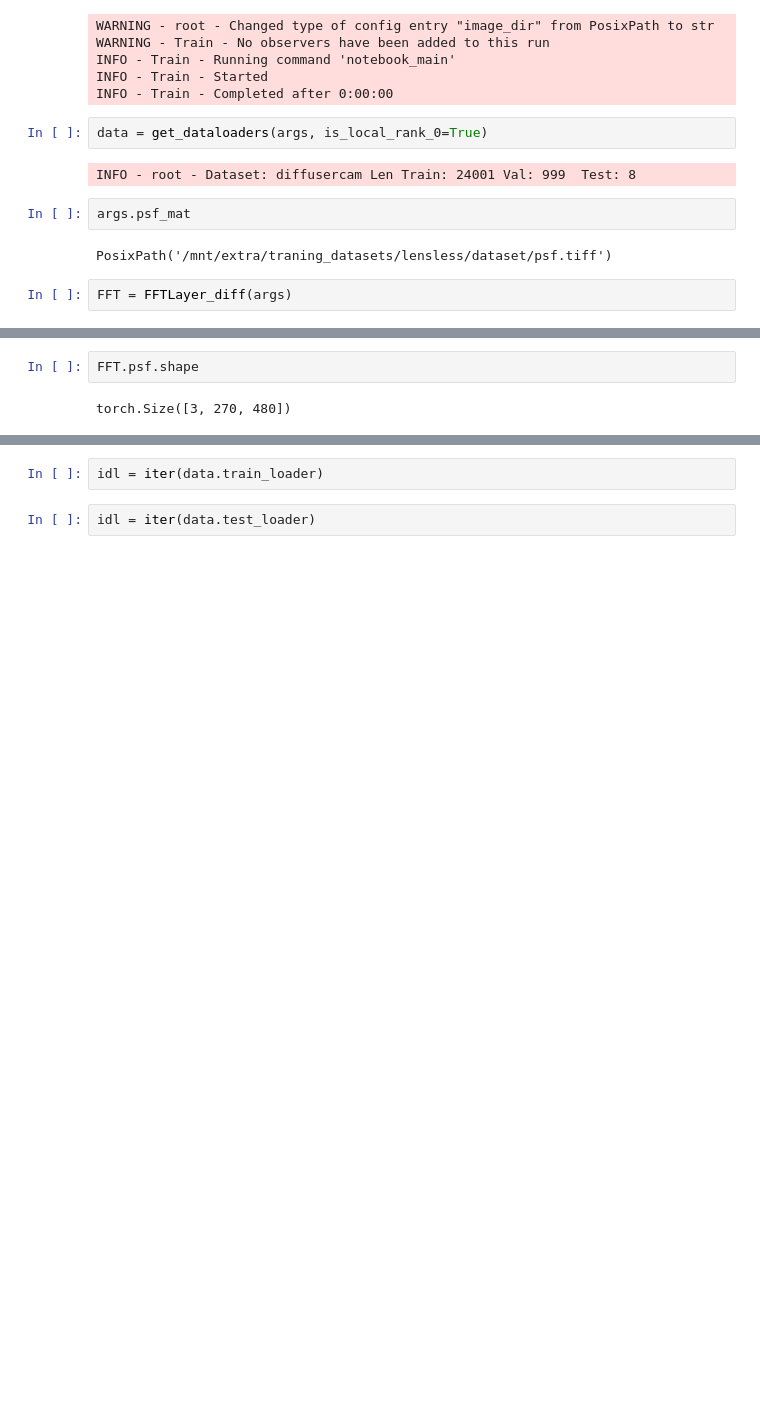
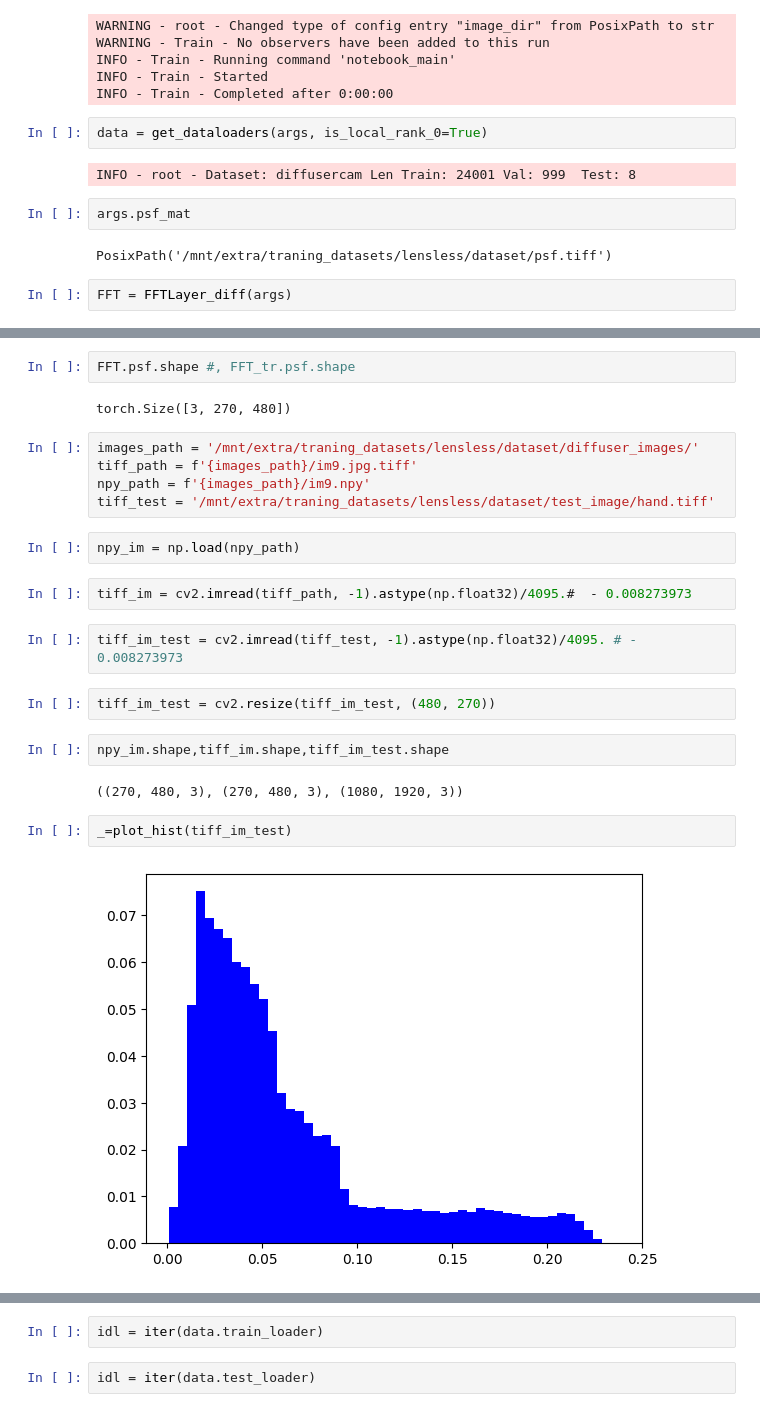
Before and after one commit to gevana/PhoCoLens, a Jupyter notebook: SVDeconv/test_weiner.ipynb, the cells around one changed output, grey strips where cells are left out. Drawn from its saved outputs; the diff is of its cells as text; blank space fills up the shorter version.

```diff
--- a/SVDeconv/test_weiner.ipynb
+++ b/SVDeconv/test_weiner.ipynb
@@ -65,4 +71,25 @@ FFTLayer_diff()
 # %%
-FFT.psf.shape
+FFT.psf.shape #, FFT_tr.psf.shape
 # %% [output]
 torch.Size([3, 270, 480])
+# %%
+images_path = '/mnt/extra/traning_datasets/lensless/dataset/diffuser_images/'
+tiff_path = f'{images_path}/im9.jpg.tiff'
+npy_path = f'{images_path}/im9.npy'
+tiff_test = '/mnt/extra/traning_datasets/lensless/dataset/test_image/hand.tiff'
+# %%
+npy_im = np.load(npy_path)
+# %%
+tiff_im = cv2.imread(tiff_path, -1).astype(np.float32)/4095.#  - 0.008273973
+# %%
+tiff_im_test = cv2.imread(tiff_test, -1).astype(np.float32)/4095. # - 0.008273973
+# %%
+tiff_im_test = cv2.resize(tiff_im_test, (480, 270))
+# %%
+npy_im.shape,tiff_im.shape,tiff_im_test.shape
+# %% [output]
+((270, 480, 3), (270, 480, 3), (1080, 1920, 3))
+# %%
+_=plot_hist(tiff_im_test)
+# %% [output]
+[figure, added]
```
Also changed, not shown: parts of 20 cells of this notebook, 3 other files.
